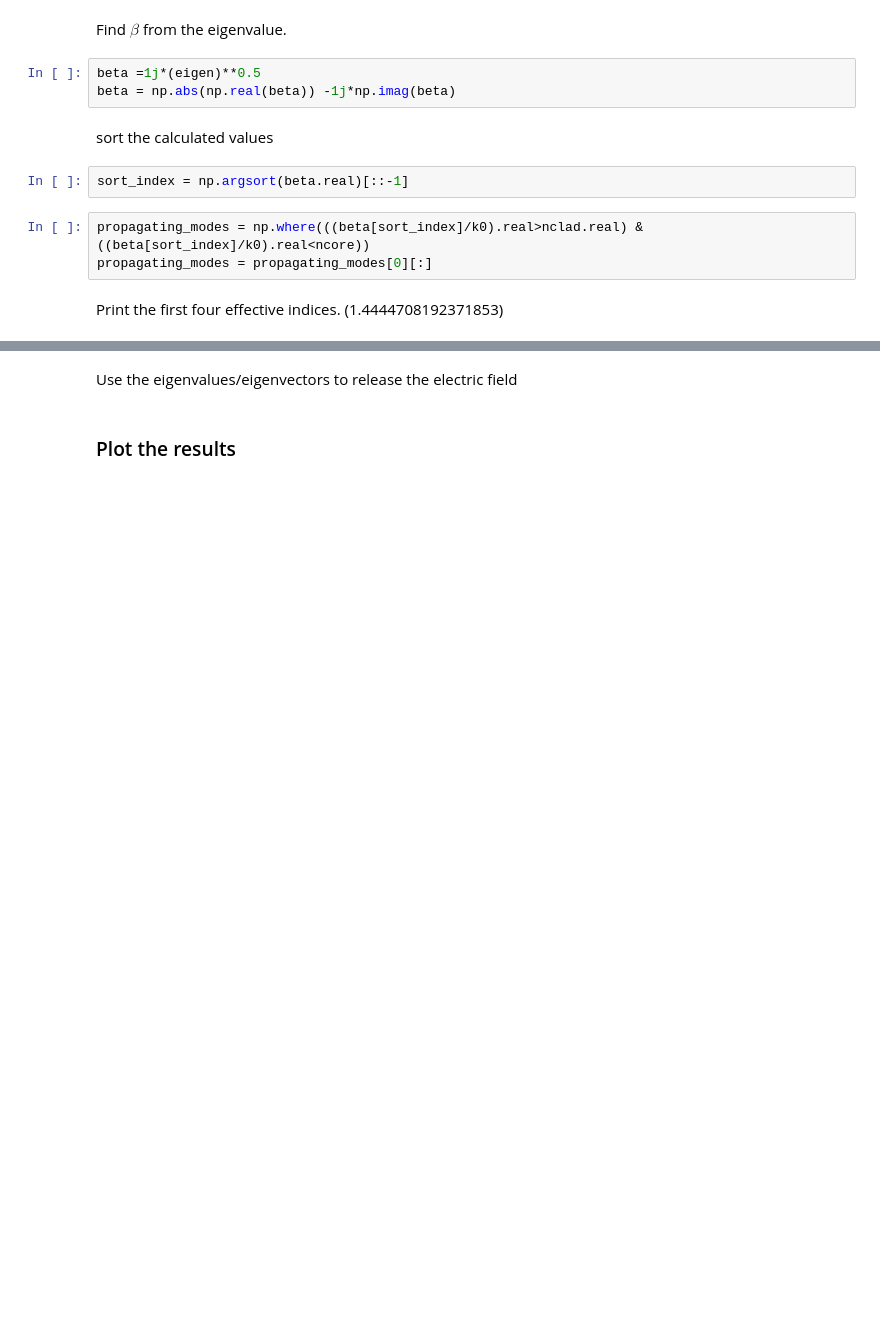
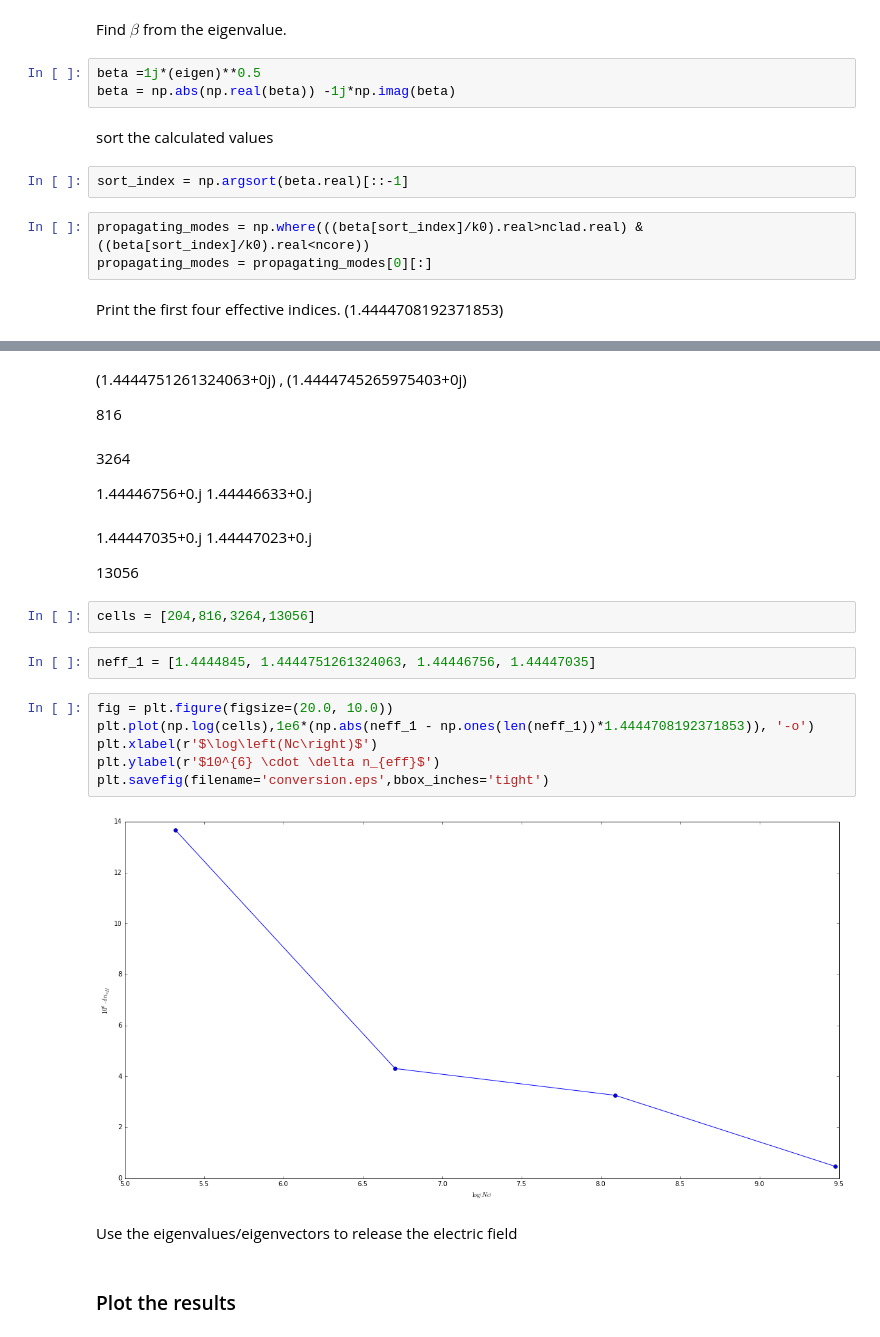
Before and after one commit to ibegleris/WaFEl, a Jupyter notebook: Dispersion_analysis.ipynb, the cells around one changed output, grey strips where cells are left out. Saved outputs shown, nothing was run; the diff lists cells and outputs as text; blank space fills up the shorter version.

```diff
--- a/Dispersion_analysis.ipynb
+++ b/Dispersion_analysis.ipynb
@@ -254,3 +269,27 @@ The effective index of the most dominant modes are:
+# %% [markdown]
+(1.4444751261324063+0j) , (1.4444745265975403+0j)
+
+816
+# %% [markdown]
+3264
+
+1.44446756+0.j  1.44446633+0.j
+# %% [markdown]
+1.44447035+0.j  1.44447023+0.j
+
+13056
+# %%
+cells = [204,816,3264,13056]
+# %%
+neff_1 = [1.4444845, 1.4444751261324063, 1.44446756, 1.44447035]
+# %%
+fig = plt.figure(figsize=(20.0, 10.0))
+plt.plot(np.log(cells),1e6*(np.abs(neff_1 - np.ones(len(neff_1))*1.4444708192371853)), '-o')
+plt.xlabel(r'$\log\left(Nc\right)$')
+plt.ylabel(r'$10^{6} \cdot \delta n_{eff}$')
+plt.savefig(filename='conversion.eps',bbox_inches='tight')
+# %% [output]
+[figure, added]
 # %% [markdown]
 Use the eigenvalues/eigenvectors to release the electric field
 # %% [markdown]
```
Also changed, not shown: parts of 32 cells of this notebook, 11 other files.
